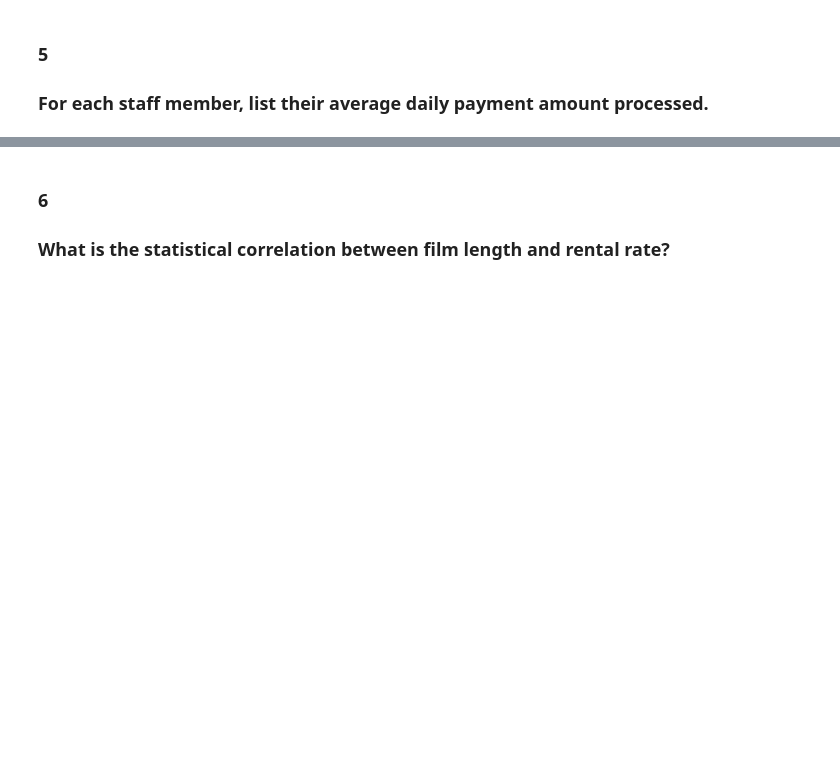
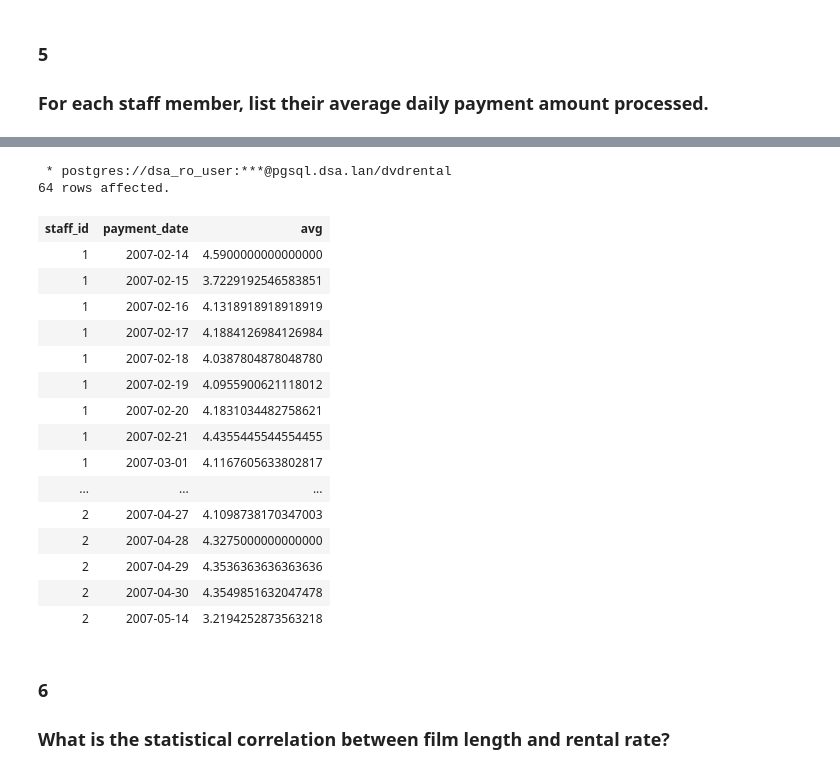
Before and after one commit to may96cc/f21dsa7030, a Jupyter notebook: module5/exercises/AdvancedAggregates.ipynb, the cells around one changed output, grey strips where cells are left out. Saved outputs shown, nothing was run; the diff lists cells and outputs as text; code cells hidden in the pictures; blank space fills up the shorter version.

```diff
--- a/module5/exercises/AdvancedAggregates.ipynb
+++ b/module5/exercises/AdvancedAggregates.ipynb
@@ -68,3 +238,29 @@ EXPLAIN
+# %%
+%%sql
+
+SELECT s.staff_id, payment_date::date, AVG(amount)
+FROM staff as s JOIN payment as p ON s.staff_id = p.staff_id
+GROUP BY s.staff_id, payment_date::date
+ORDER BY s.staff_id, payment_date::date;
+# %% [output]
+ * postgres://dsa_ro_user:***@pgsql.dsa.lan/dvdrental
+64 rows affected.
+| staff_id | payment_date | avg |
+| 1 | 2007-02-14 | 4.5900000000000000 |
+| 1 | 2007-02-15 | 3.7229192546583851 |
+| 1 | 2007-02-16 | 4.1318918918918919 |
+| 1 | 2007-02-17 | 4.1884126984126984 |
+| 1 | 2007-02-18 | 4.0387804878048780 |
+| 1 | 2007-02-19 | 4.0955900621118012 |
+| 1 | 2007-02-20 | 4.1831034482758621 |
+| 1 | 2007-02-21 | 4.4355445544554455 |
+| 1 | 2007-03-01 | 4.1167605633802817 |
+| ... | ... | ... |
+| 2 | 2007-04-27 | 4.1098738170347003 |
+| 2 | 2007-04-28 | 4.3275000000000000 |
+| 2 | 2007-04-29 | 4.3536363636363636 |
+| 2 | 2007-04-30 | 4.3549851632047478 |
+| 2 | 2007-05-14 | 3.2194252873563218 |
 # %% [markdown]
 ### 6
 ### What is the statistical correlation between film length and rental rate?
```
Also changed, not shown: parts of 24 cells of this notebook, 2 other files.
